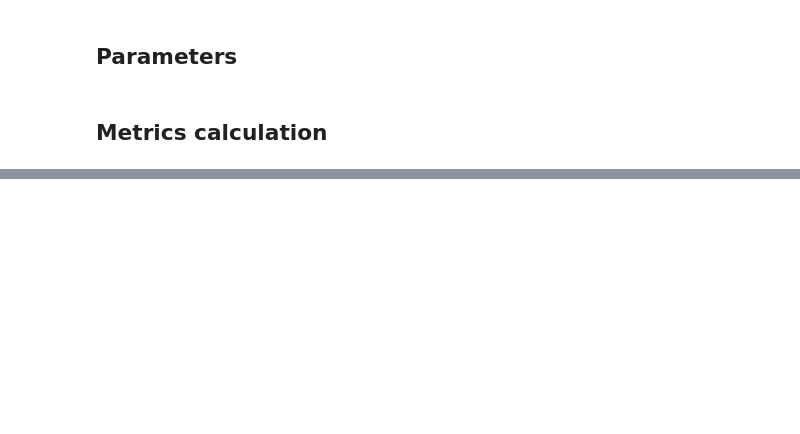
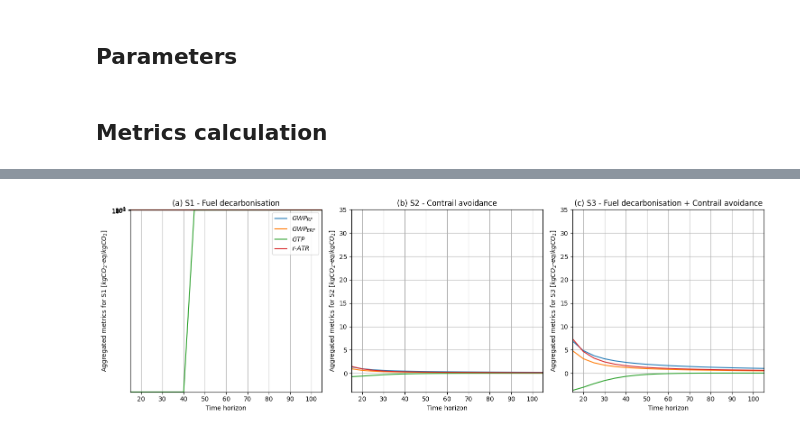
Before and after one commit to AeroMAPS/AeroCM, a Jupyter notebook: paper.ipynb, the cells around one changed output, grey strips where cells are left out. Saved outputs shown, nothing was run; the diff lists cells and outputs as text; code cells hidden in the pictures; blank space fills up the shorter version.

```diff
--- a/paper.ipynb
+++ b/paper.ipynb
@@ -235,0 +238,60 @@ plt.show()
+# %%
+fig, axes = plt.subplots(1, 3, figsize=(15, 5))
+k = 0
+
+# Ratio based on 2018 data
+ratio_contrails_1 = 61.3/1033.7/0.2 # Million km / MtCO2
+ratio_nox_1 = 1.4*46/14/1033.7/0.2 # MtNOx / MtCO2
+ratio_h2o_1 = 382.55/1033.7/0.2 # MtH2O / MtCO2
+ratio_soot_1 = 0.0093/1033.7/0.2 # MtBC / MtCO2
+ratio_sulfur_1 = 0.37/1033.7/0.2 # MtSOx / MtCO2
+
+ratio_contrails_2 = 61.3/1033.7*0.2 # Million km / MtCO2
+ratio_nox_2 = 1.4*46/14/1033.7 # MtNOx / MtCO2
+ratio_h2o_2 = 382.55/1033.7 # MtH2O / MtCO2
+ratio_soot_2 = 0.0093/1033.7 # MtBC / MtCO2
+ratio_sulfur_2 = 0.37/1033.7 # MtSOx / MtCO2
+
+ratio_contrails_3 = 61.3/1033.7/0.2*0.2 # Million km / MtCO2
+ratio_nox_3 = 1.4*46/14/1033.7/0.2 # MtNOx / MtCO2
+ratio_h2o_3 = 382.55/1033.7/0.2 # MtH2O / MtCO2
+ratio_soot_3 = 0.0093/1033.7/0.2 # MtBC / MtCO2
+ratio_sulfur_3 = 0.37/1033.7/0.2 # MtSOx / MtCO2
+
+for i, ax in enumerate(axes.flat):
+    if i == 0:
+        x_axis = time_horizon_range
+        ax.plot(x_axis, ratio_contrails_1*gwp_rf[:, i+0]+ratio_nox_1*(gwp_rf[:, i+2]+gwp_rf[:, i+1])+ratio_h2o_1*gwp_rf[:, i+3]+ratio_soot_1*gwp_rf[:, i+4]+ratio_sulfur_1*gwp_rf[:, i+5], label=r'$GWP_{RF}$', color='C0')
+        ax.plot(x_axis, ratio_contrails_1*gwp_erf[:, i+0]+ratio_nox_1*(gwp_erf[:, i+2]+gwp_erf[:, i+1])+ratio_h2o_1*gwp_erf[:, i+3]+ratio_soot_1*gwp_erf[:, i+4]+ratio_sulfur_1*gwp_erf[:, i+5], label=r'$GWP_{ERF}$', color='C1')
+        ax.plot(x_axis, ratio_contrails_1*gtp[:, i+0]+ratio_nox_1*(gtp[:, i+2]+gtp[:, i+1])+ratio_h2o_1*gtp[:, i+3]+ratio_soot_1*gtp[:, i+4]+ratio_sulfur_1*gtp[:, i+5], label=r'$GTP$', color='C2')
+        ax.plot(x_axis, ratio_contrails_1*ratr[:, i+0]+ratio_nox_1*(ratr[:, i+2]+ratr[:, i+1])+ratio_h2o_1*ratr[:, i+3]+ratio_soot_1*ratr[:, i+4]+ratio_sulfur_1*ratr[:, i+5], label=r'$r\text{-}ATR$', color='C3')
+        ax.legend()
+        ax.set_ylabel(r'Aggregated metrics for S1 [$kgCO_2\text{-}eq/kgCO_2$]')
+        ax.set_title('(a) S1 - Fuel decarbonisation')
+        ax.set_ylim(-4,35)
+    elif i == 1:
+        i = 0
+        ax.plot(x_axis, ratio_contrails_2*gwp_rf[:, i+0]+ratio_nox_2*(gwp_rf[:, i+2]+gwp_rf[:, i+1])+ratio_h2o_2*gwp_rf[:, i+3]+ratio_soot_2*gwp_rf[:, i+4]+ratio_sulfur_2*gwp_rf[:, i+5], label=r'$GWP_{RF}$', color='C0')
+        ax.plot(x_axis, ratio_contrails_2*gwp_erf[:, i+0]+ratio_nox_2*(gwp_erf[:, i+2]+gwp_erf[:, i+1])+ratio_h2o_2*gwp_erf[:, i+3]+ratio_soot_2*gwp_erf[:, i+4]+ratio_sulfur_2*gwp_erf[:, i+5], label=r'$GWP_{ERF}$', color='C1')
+        ax.plot(x_axis, ratio_contrails_2*gtp[:, i+0]+ratio_nox_2*(gtp[:, i+2]+gtp[:, i+1])+ratio_h2o_2*gtp[:, i+3]+ratio_soot_2*gtp[:, i+4]+ratio_sulfur_2*gtp[:, i+5], label=r'$GTP$', color='C2')
+        ax.plot(x_axis, ratio_contrails_2*ratr[:, i+0]+ratio_nox_2*(ratr[:, i+2]+ratr[:, i+1])+ratio_h2o_2*ratr[:, i+3]+ratio_soot_2*ratr[:, i+4]+ratio_sulfur_2*ratr[:, i+5], label=r'$r\text{-}ATR$', color='C3')
+        ax.set_ylabel(r'Aggregated metrics for S2 [$kgCO_2\text{-}eq/kgCO_2$]')
+        ax.set_title('(b) S2 - Contrail avoidance')
+        ax.set_ylim(-4,35)
+    elif i == 2:
+        i = 0
+        ax.plot(x_axis, ratio_contrails_3*gwp_rf[:, i+0]+ratio_nox_3*(gwp_rf[:, i+2]+gwp_rf[:, i+1])+ratio_h2o_3*gwp_rf[:, i+3]+ratio_soot_3*gwp_rf[:, i+4]+ratio_sulfur_3*gwp_rf[:, i+5], label=r'$GWP_{RF}$', color='C0')
+        ax.plot(x_axis, ratio_contrails_3*gwp_erf[:, i+0]+ratio_nox_3*(gwp_erf[:, i+2]+gwp_erf[:, i+1])+ratio_h2o_3*gwp_erf[:, i+3]+ratio_soot_3*gwp_erf[:, i+4]+ratio_sulfur_3*gwp_erf[:, i+5], label=r'$GWP_{ERF}$', color='C1')
+        ax.plot(x_axis, ratio_contrails_3*gtp[:, i+0]+ratio_nox_3*(gtp[:, i+2]+gtp[:, i+1])+ratio_h2o_3*gtp[:, i+3]+ratio_soot_3*gtp[:, i+4]+ratio_sulfur_3*gtp[:, i+5], label=r'$GTP$', color='C2')
+        ax.plot(x_axis, ratio_contrails_3*ratr[:, i+0]+ratio_nox_3*(ratr[:, i+2]+ratr[:, i+1])+ratio_h2o_3*ratr[:, i+3]+ratio_soot_3*ratr[:, i+4]+ratio_sulfur_3*ratr[:, i+5], label=r'$r\text{-}ATR$', color='C3')
+        ax.set_ylabel(r'Aggregated metrics for S3 [$kgCO_2\text{-}eq/kgCO_2$]')
+        ax.set_title('(c) S3 - Fuel decarbonisation + Contrail avoidance')
+        ax.set_ylim(-4,35)
+    ax.set_xlim(min(time_horizon_range),max(time_horizon_range))
+    ax.set_xlabel('Time horizon')
+    ax.grid(True)
+plt.tight_layout()
+plt.savefig("fig2.pdf")
+plt.show()
+# %% [output]
+[figure, added]
```
Also changed, not shown: parts of 2 cells of this notebook, 1 other file.
